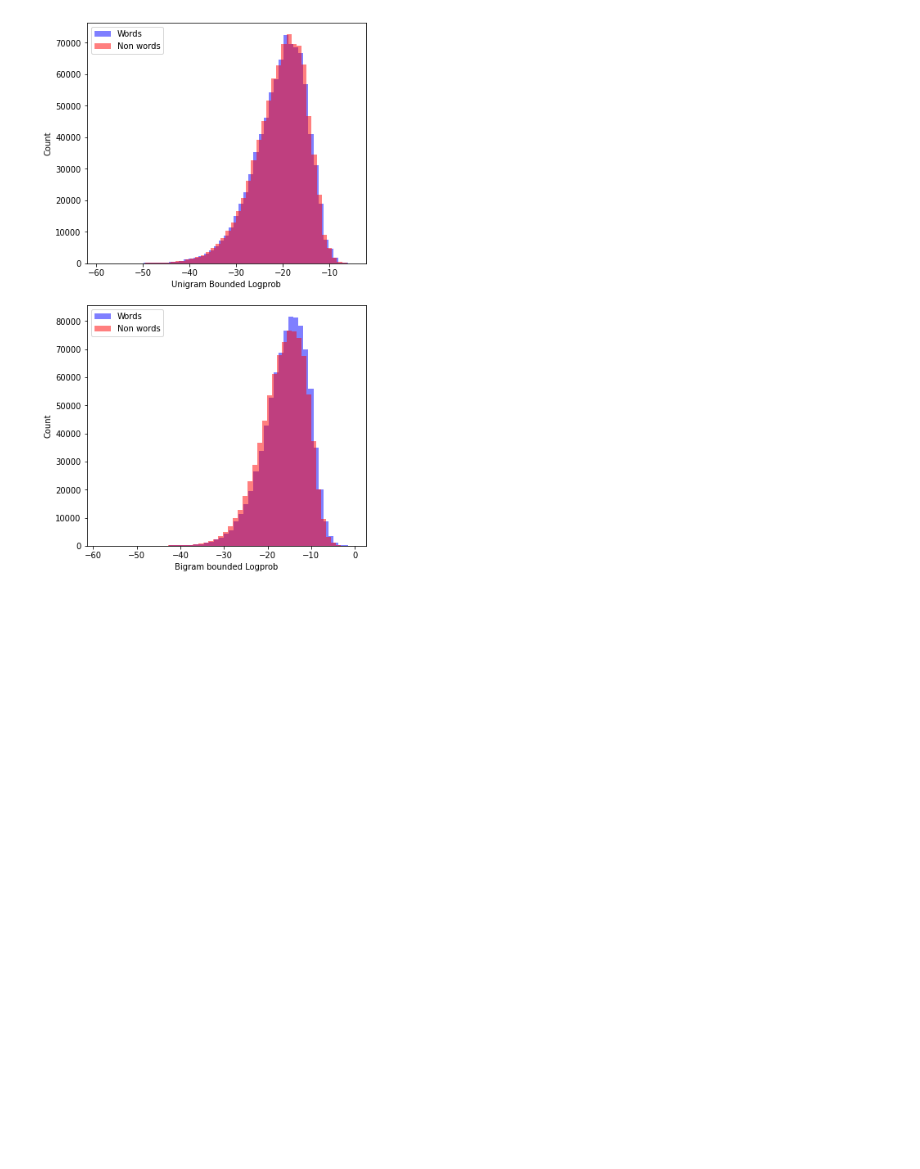
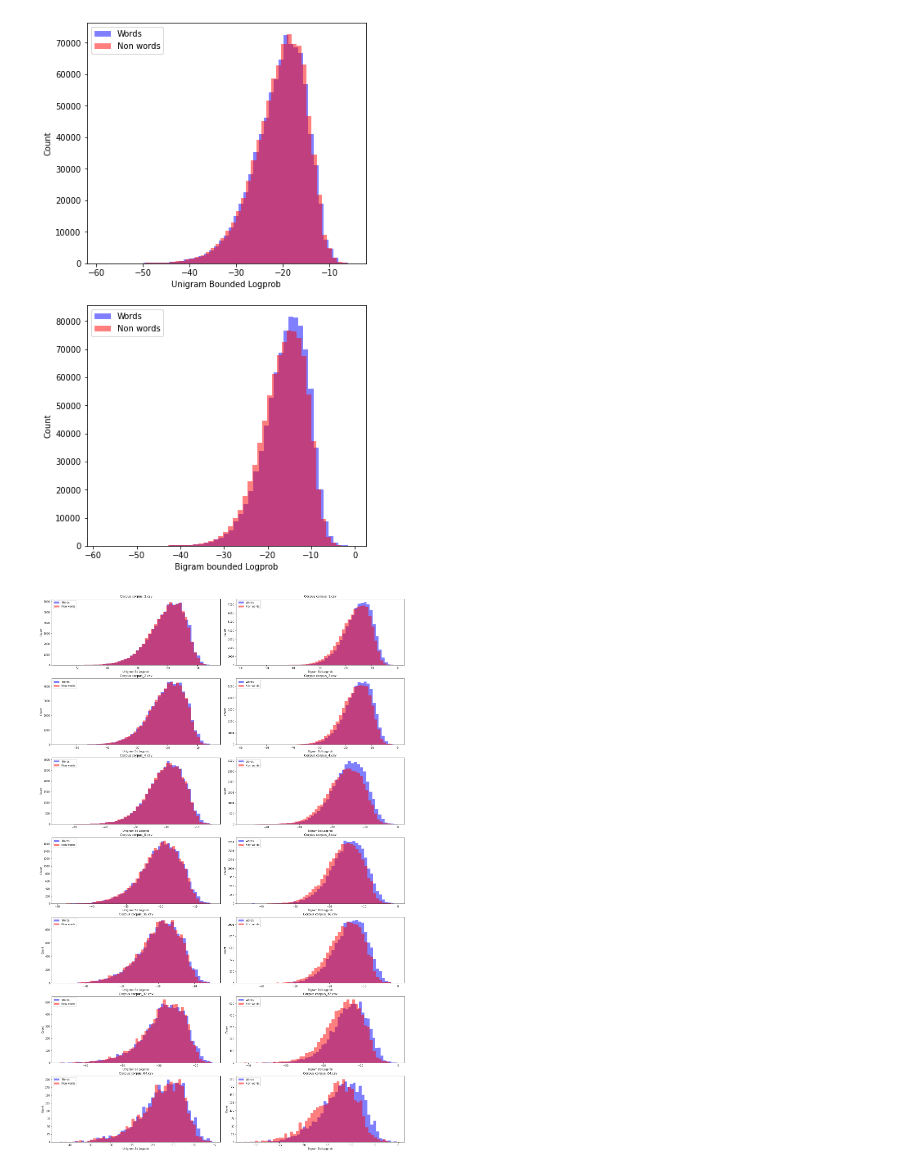
Before and after one commit to MarvinLvn/paraphone, a Jupyter notebook: notebooks/ngram_histogram.ipynb, the cells around one changed output. Cells and saved outputs as stored; diff of their text form; code cells hidden in the pictures; blank space fills up the shorter version.

```diff
--- a/notebooks/ngram_histogram.ipynb
+++ b/notebooks/ngram_histogram.ipynb
@@ -28,20 +42,41 @@ fig.tight_layout(pad=3.0)
 for i, (ngram_type, ax) in enumerate(zip(["Unigram Bounded", "Bigram bounded"], axs)):
     words = [all_scores[pho][i] for pho, _ in pairs]
     nonwords = [all_scores[pho][i] for _, pho in pairs]
+    ngram_probs_histogram(words, nonwords, ax)
+    ax.set_xlabel(f"{ngram_type} Logprob")
 
-    ax.hist(np.ma.masked_invalid(words),
-                          color="blue",
-                          alpha=0.5,
-                          bins=bins,
-                          label="Words")
-    ax.hist(np.ma.masked_invalid(nonwords),
-                         color="red",
-                         alpha=0.5,
-                         bins=bins,
-                         label="Non words")
-    ax.legend(loc='upper left')
-    ax.set_xlabel(f"{ngram_type} Logprob")
-    ax.set_ylabel("Count")
 fig.savefig("ngram_probs_histogram.png")
 # %% [output]
 [figure]
+# %%
+# Ngram prob histograms per corpus:
+corpus_name_re = re.compile(r"corpus_([0-9]+)")
+
+
+def iter_corpora(folder: Path) -> Iterable[Tuple[int, Path]]:
+    for filepath in folder.iterdir():
+        re_match = corpus_name_re.match(filepath.name)
+        if re_match is not None:
+            yield int(re_match[1]), filepath
+
+CORPORA_PAIRS_FOLDER = Path("../workspaces/large_fr/corpora/wuggy_pairs/")
+corpora = sorted(list(iter_corpora(CORPORA_PAIRS_FOLDER)), key=lambda x:x[0])
+corpus_wuggy_pairs = dict()
+fig, axs = plt.subplots(len(corpora), 2)
+fig.set_figheight(30)
+fig.set_figwidth(20)
+fig.tight_layout(pad=3.0)
+for corpus_axs, (corpus_id, pairs_path) in zip(axs, corpora):
+    corpus_csv = CandidatesPairCSV(pairs_path)
+    for i, (ngram_type, ax) in enumerate(zip(["Unigram Bd", "Bigram Bd"], corpus_axs)):
+        words_scores, nonwords_scores = zip(*((all_scores[w_pho][i],
+                                               all_scores[nw_pho][i])
+                                              for _, w_pho, nw_pho in corpus_csv))
+        ngram_probs_histogram(words_scores, nonwords_scores, ax)
+        ax.set_xlabel(f"{ngram_type} Logprob")
+        ax.set_title(f"Corpus {pairs_path.name}")
+
+plt.plot()
+plt.savefig("plots/ngram_probs_histogram_per_corpus.png")
+# %% [output]
+[figure, added]
```
Also changed, not shown: parts of 7 cells of this notebook, 8 other files.
